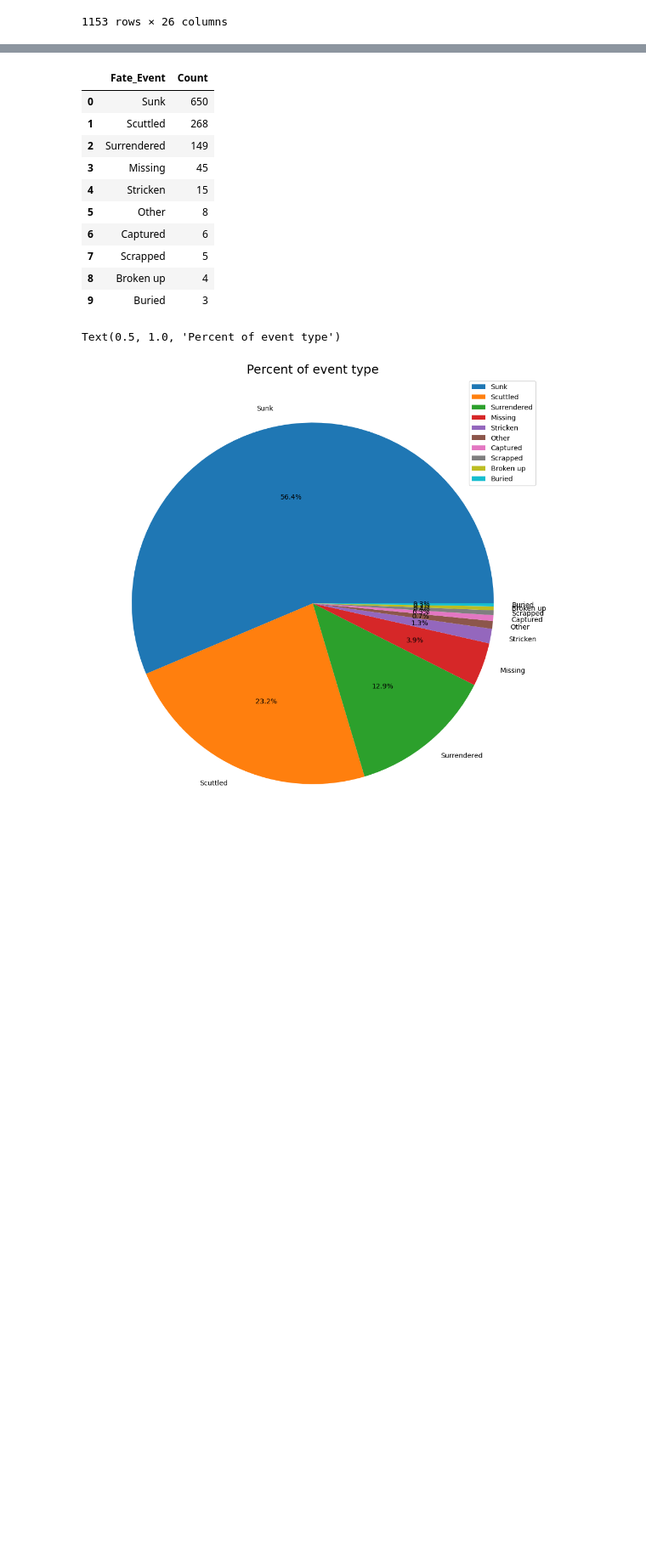
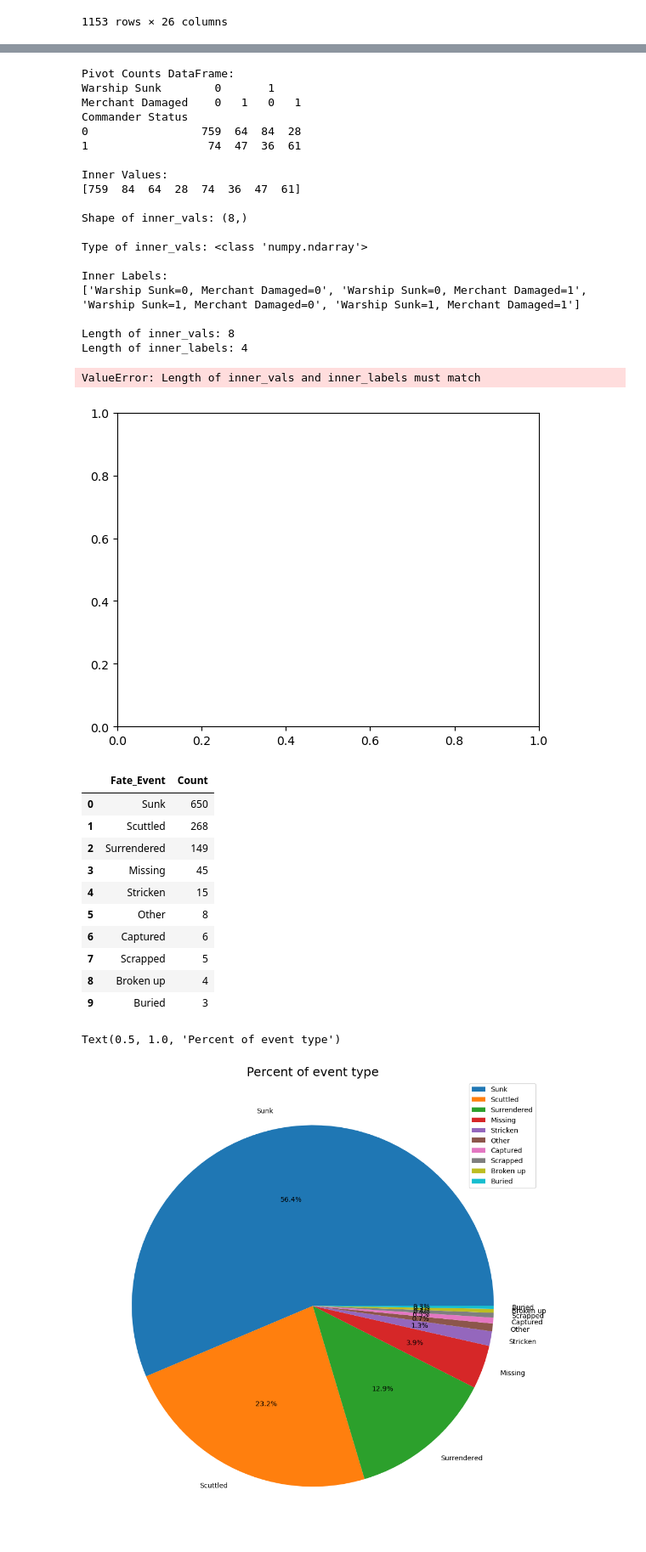
Before and after one commit to amdla/Data-visualisation, a Jupyter notebook: u-boot/d.ipynb, the cells around one changed output, grey strips where cells are left out. Shown at 85% size. Cells and saved outputs as stored; diff of their text form; code cells hidden in the pictures; blank space fills up the shorter version.

Commit message:
nie działający nested

```diff
--- a/u-boot/d.ipynb
+++ b/u-boot/d.ipynb
@@ -41,3 +41,78 @@ df.head()
+# %%
+# Calculate counts
+counts = df.groupby(['Commander Status', 'Warship Sunk', 'Merchant Damaged']).size().reset_index(name='count')
+
+# Pivot counts
+pivot_counts = counts.pivot_table(index='Commander Status', columns=['Warship Sunk', 'Merchant Damaged'], values='count', aggfunc='sum').fillna(0)
+
+# Display pivot_counts for inspection
+print("Pivot Counts DataFrame:")
+print(pivot_counts)
+
+# Create nested pie chart
+fig, ax = plt.subplots()
+
+size = 0.3
+vals = pivot_counts.values
+
+tab20c = plt.cm.tab20(np.linspace(0, 1, 20))
+outer_colors = [tab20c[i] for i in [0, 4, 8]]
+inner_colors = [tab20c[i] for i in [1, 2, 5, 6, 9, 10, 11, 12, 13, 14, 15, 16, 17, 18, 19]]
+
+outer_labels = pivot_counts.index.astype(str)
+
+# Correctly unpack the MultiIndex for inner labels
+inner_labels = [f"Warship Sunk={ws}, Merchant Damaged={md}" for ws, md in pivot_counts.stack().index]
+
+# Ensure inner_vals is one-dimensional by flattening
+inner_vals = pivot_counts.stack().values.flatten()
+
+# Print intermediate results for inspection
+print("\nInner Values:")
+print(inner_vals)
+print("\nShape of inner_vals:", inner_vals.shape)
+print("\nType of inner_vals:", type(inner_vals))
+print("\nInner Labels:")
+print(inner_labels)
+
+# Verify the lengths of inner_vals and inner_labels
+print(f"\nLength of inner_vals: {len(inner_vals)}")
+print(f"Length of inner_labels: {len(inner_labels)}")
+
+# Check if lengths match
+if len(inner_vals) != len(inner_labels):
+    raise ValueError("Length of inner_vals and inner_labels must match")
+
+ax.pie(vals.sum(axis=1), radius=1, colors=outer_colors, labels=outer_labels,
+       wedgeprops=dict(width=size, edgecolor='w'), autopct='%1.1f%%')
+
+ax.pie(inner_vals, radius=1-size, colors=inner_colors[:len(inner_vals)], labels=inner_labels[:len(inner_vals)],
+       wedgeprops=dict(width=size, edgecolor='w'), autopct='%1.1f%%', textprops={'fontsize': 6})
+
+ax.set(aspect="equal", title='Nested Pie Chart')
+plt.show()
+# %% [output]
+Pivot Counts DataFrame:
+Warship Sunk        0       1
+Merchant Damaged    0   1   0   1
+Commander Status
+0                 759  64  84  28
+1                  74  47  36  61
+
+Inner Values:
+[759  84  64  28  74  36  47  61]
+
+Shape of inner_vals: (8,)
+
+Type of inner_vals: <class 'numpy.ndarray'>
+
+Inner Labels:
+['Warship Sunk=0, Merchant Damaged=0', 'Warship Sunk=0, Merchant Damaged=1', 'Warship Sunk=1, Merchant Damaged=0', 'Warship Sunk=1, Merchant Damaged=1']
+
+Length of inner_vals: 8
+Length of inner_labels: 4
+ValueError: Length of inner_vals and inner_labels must match
+[figure, added]
 # %%
 fate_event_counts = df['Fate_Event'].value_counts().reset_index()
 fate_event_counts.columns = ['Fate_Event', 'Count']
```
Also changed, not shown: parts of 2 cells of this notebook.
